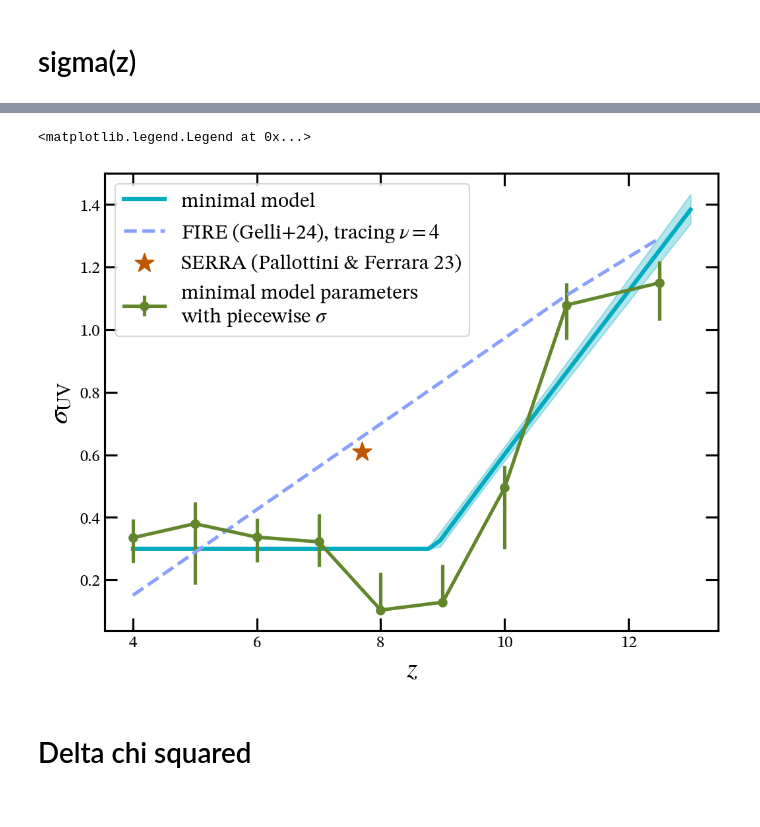
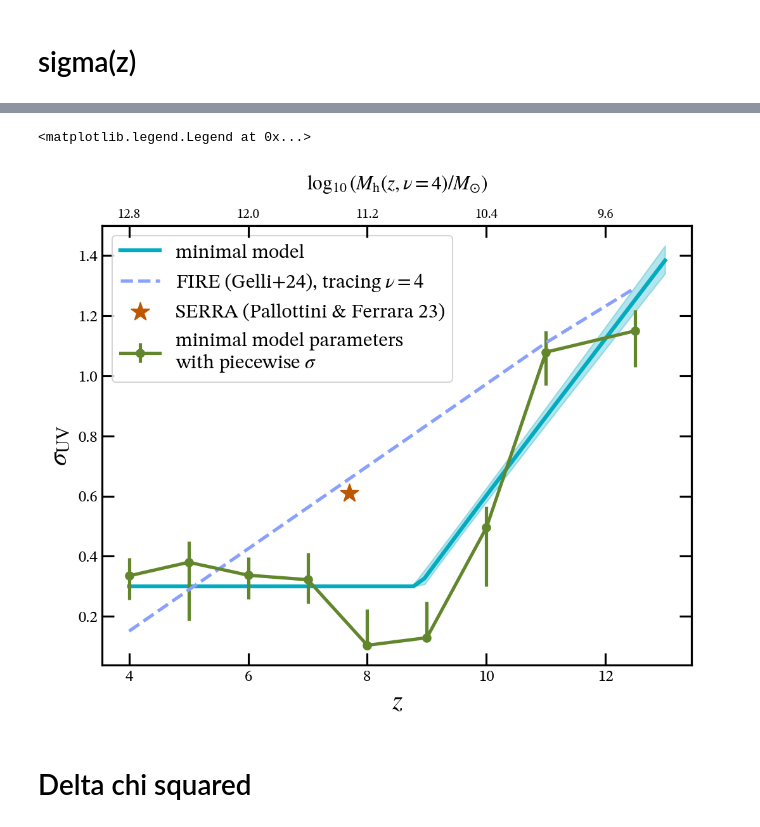
Before and after one commit to ebregou/modeling_stochasticity, a Jupyter notebook: notebooks/make_polished_plots/paper.ipynb, the cells around one changed output, grey strips where cells are left out. Cells and saved outputs as stored; diff of their text form; code cells hidden in the pictures.

```diff
--- a/notebooks/make_polished_plots/paper.ipynb
+++ b/notebooks/make_polished_plots/paper.ipynb
@@ -278,7 +284,7 @@ evolving_UVLF.savefig('/Users/eb35267/Desktop/figures/paper/high_z_ULVF.png', dp
 # %% [markdown]
 # sigma(z)
 # %%
-def sigma(z, params, zpivot = 8):
+def sigma_of_z(z, params, zpivot = 8):
     sig0 = params[:, -2].reshape(-1, 1)
     dsigdz = params[:,-1].reshape(-1, 1)
     min_sig = 0.3
@@ -296,7 +302,7 @@ my_UVLF = eMCMC.UVLF(sorted_data, params)
 backend_file = '/Users/eb35267/Desktop/code/chains/min_sig_0.3/dsigdz_better_ICs/samples.h5'
 samples, best_fit, bounds, param_labels = my_UVLF.get_fit(backend_file = backend_file)
 # %%
-distributions = np.percentile(sigma(zs, samples), q = [34, 50, 68], axis = 0)
+distributions = np.percentile(sigma_of_z(zs, samples), q = [34, 50, 68], axis = 0)
 # %%
 def gelli(Mh):
     return (-0.34*np.log10(Mh)) + 4.5
@@ -321,3 +311,4 @@ def get_Mh_ph(peak_height, my_UVLF, zs = None):
 # %%
 nu = 4
-trace_const_overdensity = get_Mh_ph(nu, my_UVLF, None)
+trace_const_overdensity = get_Mh_ph(nu, my_UVLF, my_UVLF.zs)
+gelli_const_overdensity = gelli(trace_const_overdensity)
@@ -359,26 +328,30 @@ eplots.interpolate_colors([eplots.green, eplots.navy], 10)
 # %%
 fig, ax = plt.subplots()
 fig.set_size_inches(8, 6)
 
 ax.plot(zs, distributions[1], color = eplots.turquoise, ls = '-', label = 'minimal model')
 ax.fill_between(zs, distributions[0], distributions[2], color = eplots.turquoise, alpha = 0.3)
 
-piecewise_color =  '#61862b'
+piecewise_color = '#61862b'
 ax.errorbar(my_UVLF.zs, sigma, color = piecewise_color, yerr = yerr, ecolor = piecewise_color,
             label = 'minimal model parameters \n' r'with piecewise $\sigma$', markeredgecolor = piecewise_color, markersize = 6, fmt = 'o-', lw = 2.5)
 
 
 ax.plot(my_UVLF.zs, gelli_const_overdensity, color = eplots.periwinkle, ls = 'dashed', lw = 2.5, label = fr'FIRE (Gelli+24), tracing $\nu = {nu}$' )
 
 ax.scatter(7.7, 0.61, color = eplots.orange, marker = '*', s = 200, label = 'SERRA (Pallottini & Ferrara 23)')
 
 ax.set_xlabel(r'$z$')
+ax2 = ax.twiny()
+ax2.set_xlim(ax.get_xlim())
+ax2.set_xticklabels(np.round(np.log10(get_Mh_ph(nu, my_UVLF, ax.get_xticks())), 1), fontsize = 10)
+ax2.set_xlabel(r'$\log_{10}(M_{\rm{h}}(z, \nu = $' + f'{nu}' + r'$)/M_{\odot})$', labelpad = 15, fontsize = 15)
 ax.set_ylabel(r'$\sigma_{\rm{UV}}$')
 
 ax.legend()
 # %% [output]
 <matplotlib.legend.Legend at 0x...>
-[figure, old version]
+[figure, new version]
 # %%
 fig.savefig('/Users/eb35267/Desktop/figures/paper/sigma(z).png', dpi = 300)
 # %% [markdown]
```
Also changed, not shown: parts of 34 cells of this notebook, 6 other files.
